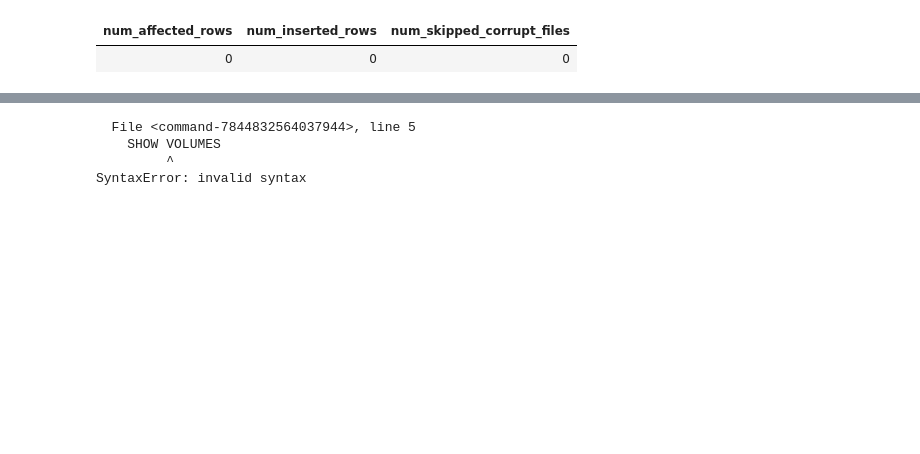
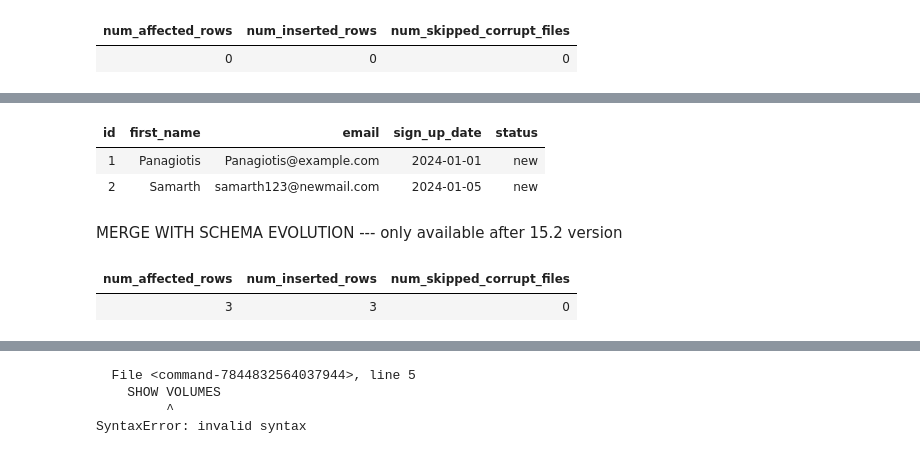
Before and after one commit to abhilasha-alexander/DB_Stuff, a Jupyter notebook: Data Ingestion Example.ipynb, the cells around one changed output, grey strips where cells are left out. Cells and saved outputs as stored; diff of their text form; code cells hidden in the pictures; blank space fills up the shorter version.

```diff
--- a/Data Ingestion Example.ipynb
+++ b/Data Ingestion Example.ipynb
@@ -103,0 +185,9 @@ DESCRIBE HISTORY sales_bronze.employee
+# %%
+%sql
+SELECT * FROM sales_bronze.main_users_target VERSION AS OF 1;
+# %% [output]
+| id | first_name | email | sign_up_date | status |
+| 1 | Panagiotis | Panagiotis@example.com | 2024-01-01 | new |
+| 2 | Samarth | samarth123@newmail.com | 2024-01-05 | new |
+# %% [markdown]
+MERGE WITH SCHEMA EVOLUTION --- only available after 15.2 version
@@ -103,0 +206,15 @@ DESCRIBE HISTORY sales_bronze.employee
+# %%
+spark.sql(f'''
+COPY INTO sales_bronze.new_users_source
+   FROM '/Volumes/workspace/sales_bronze/employee/user_source_new.csv'
+   FILEFORMAT = CSV
+   FORMAT_OPTIONS('header' = 'true',
+        'InferSchema' = 'true',
+        'mergeSchema' = 'true',
+        'dateFormat' = 'd-M-yyyy')
+
+        '''
+).display()
+# %% [output]
+| num_affected_rows | num_inserted_rows | num_skipped_corrupt_files |
+| 3 | 3 | 0 |
```
Also changed, not shown: parts of 16 cells of this notebook.
